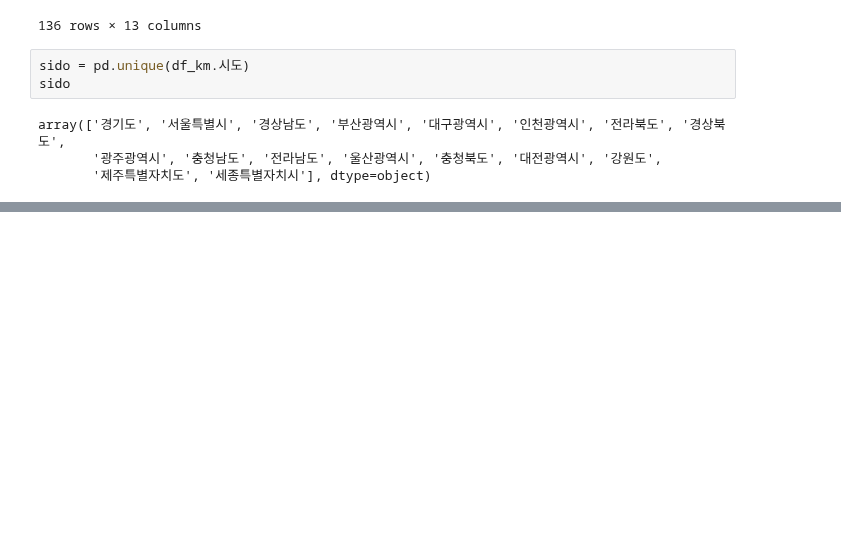
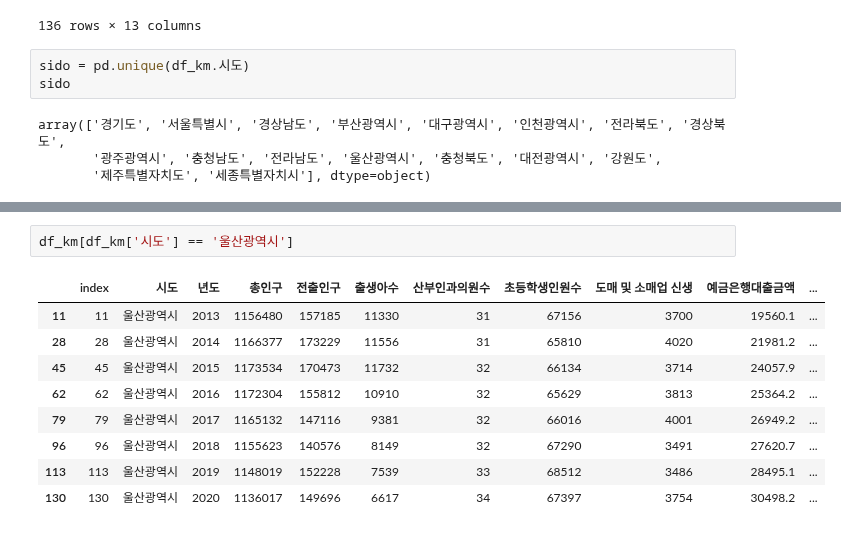
Before and after one commit to vxornjs11/Pytone_Flutter, a Jupyter notebook: Python/Note/companies/총합4.예측값 그래프.ipynb, the cells around one changed output, grey strips where cells are left out. Cells and saved outputs as stored; diff of their text form; blank space fills up the shorter version.

```diff
--- a/Python/Note/companies/총합4.예측값 그래프.ipynb
+++ b/Python/Note/companies/총합4.예측값 그래프.ipynb
@@ -287,0 +304,12 @@ array([0.26861847, 0.20554963, 0.27798646, 0.24784544])
+# %%
+df_km[df_km['시도'] == '울산광역시']
+# %% [output]
+|  | index | 시도 | 년도 | 총인구 | 전출인구 | 출생아수 | 산부인과의원수 | 초등학생인원수 | 도매 및 소매업 신생 | 예금은행대출금액 | ... |
+| 11 | 11 | 울산광역시 | 2013 | 1156480 | 157185 | 11330 | 31 | 67156 | 3700 | 19560.1 | ... |
+| 28 | 28 | 울산광역시 | 2014 | 1166377 | 173229 | 11556 | 31 | 65810 | 4020 | 21981.2 | ... |
+| 45 | 45 | 울산광역시 | 2015 | 1173534 | 170473 | 11732 | 32 | 66134 | 3714 | 24057.9 | ... |
+| 62 | 62 | 울산광역시 | 2016 | 1172304 | 155812 | 10910 | 32 | 65629 | 3813 | 25364.2 | ... |
+| 79 | 79 | 울산광역시 | 2017 | 1165132 | 147116 | 9381 | 32 | 66016 | 4001 | 26949.2 | ... |
+| 96 | 96 | 울산광역시 | 2018 | 1155623 | 140576 | 8149 | 32 | 67290 | 3491 | 27620.7 | ... |
+| 113 | 113 | 울산광역시 | 2019 | 1148019 | 152228 | 7539 | 33 | 68512 | 3486 | 28495.1 | ... |
+| 130 | 130 | 울산광역시 | 2020 | 1136017 | 149696 | 6617 | 34 | 67397 | 3754 | 30498.2 | ... |
```
Also changed, not shown: parts of 9 cells of this notebook, 1 other file.
